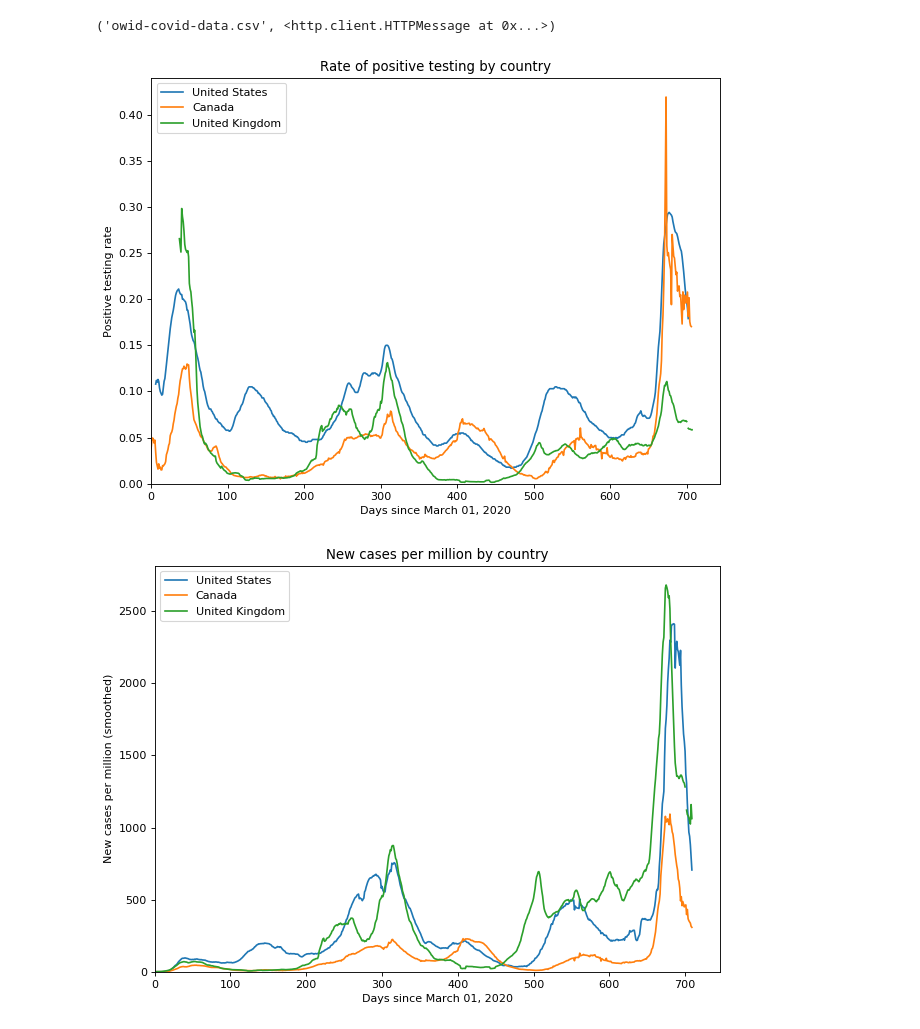
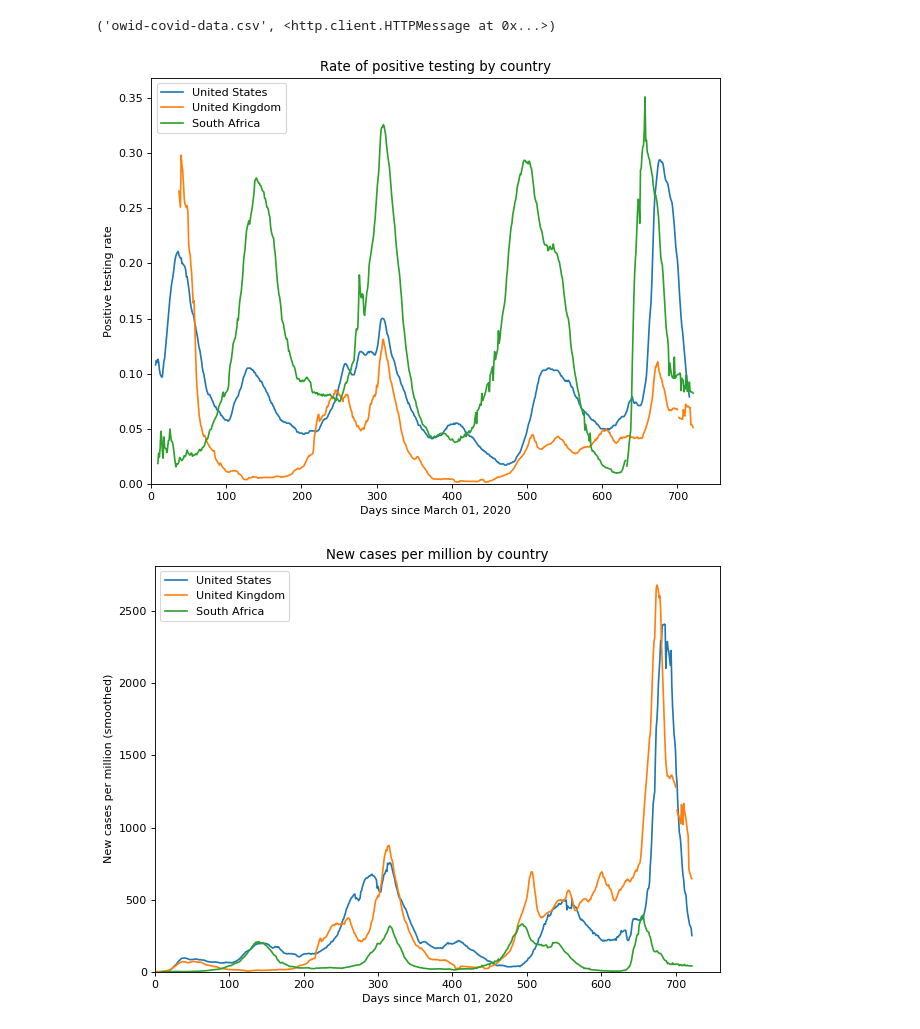
Before and after one commit to jan-anawilo/covid_data_plotter, a Jupyter notebook: covid_stats.ipynb, the cells around one changed output. Cells and saved outputs as stored; diff of their text form; code cells hidden in the pictures.

```diff
--- a/covid_stats.ipynb
+++ b/covid_stats.ipynb
@@ -57,11 +57,11 @@ label_dict = {
 }
 # %%
 # define which countries you want the metrics plotted for
-country_list = ["United States", "Canada", "United Kingdom"]
+country_list = ["United States", "United Kingdom", "South Africa"]
 
 # loop through each metric
 for key in label_dict:
     plot_general(country_list, key, 2020, 3, 1)
 # %% [output]
-[figure, old version]
+[figure, new version]
-[figure, old version]
+[figure, new version]
```
Also changed, not shown: parts of 1 cell of this notebook.
